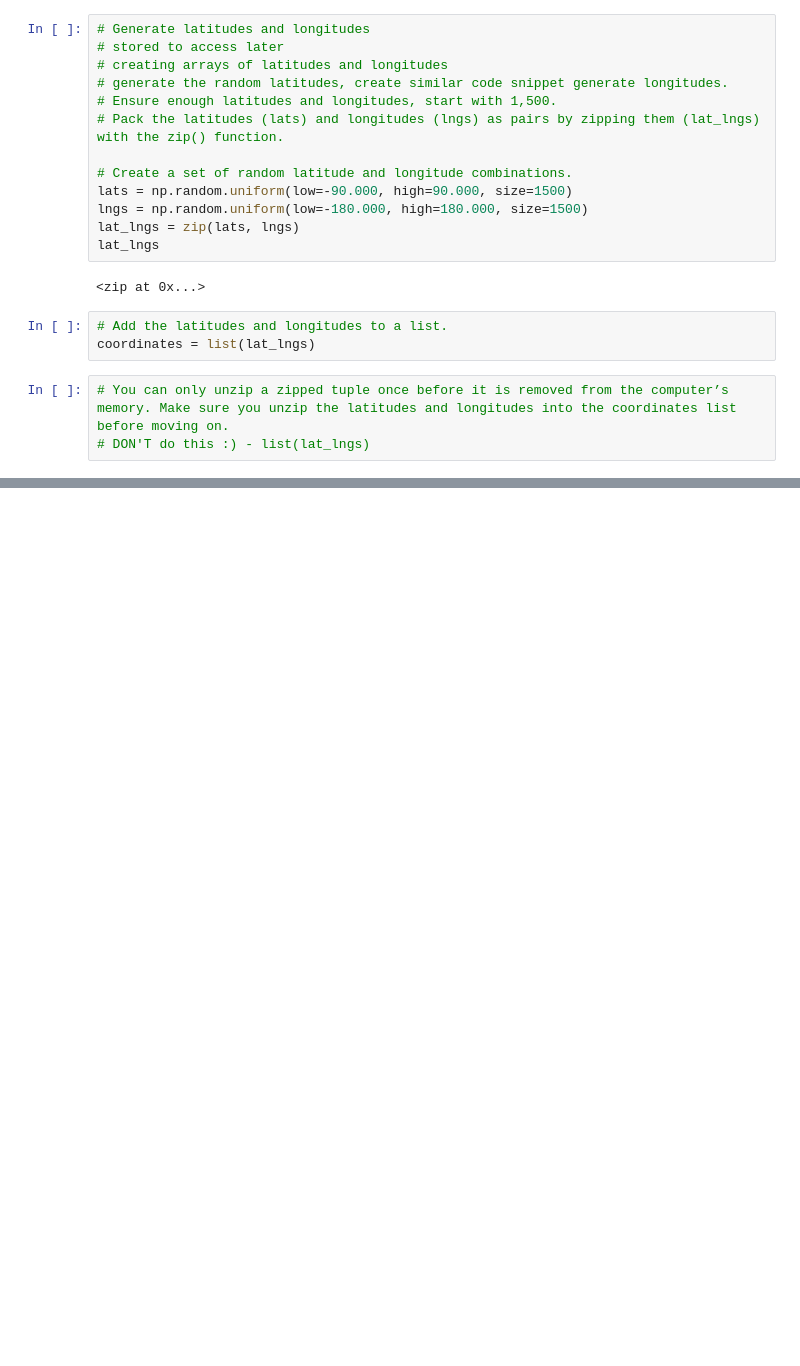
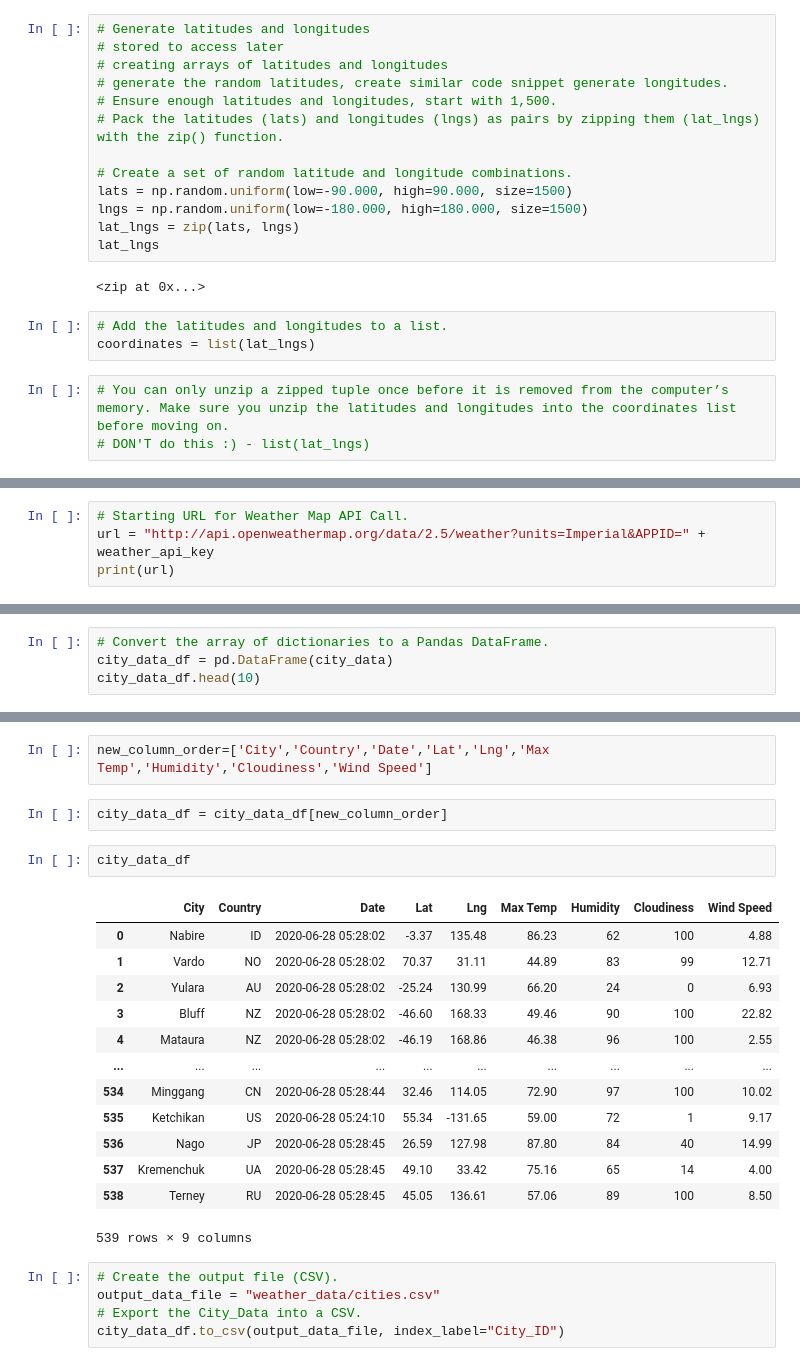
Before and after one commit to damiencorr/World_Weather_Analysis, a Jupyter notebook: WeatherPy.ipynb, the cells around one changed output, grey strips where cells are left out. Drawn from its saved outputs; the diff is of its cells as text; blank space fills up the shorter version.

```diff
--- a/WeatherPy.ipynb
+++ b/WeatherPy.ipynb
@@ -44,0 +57,4 @@ len(cities)
+# %%
+# Starting URL for Weather Map API Call.
+url = "http://api.openweathermap.org/data/2.5/weather?units=Imperial&APPID=" + weather_api_key
+print(url)
@@ -44,0 +160,4 @@ len(cities)
+# %%
+# Convert the array of dictionaries to a Pandas DataFrame.
+city_data_df = pd.DataFrame(city_data)
+city_data_df.head(10)
@@ -44,0 +176,25 @@ len(cities)
+# %%
+new_column_order=['City','Country','Date','Lat','Lng','Max Temp','Humidity','Cloudiness','Wind Speed']
+# %%
+city_data_df = city_data_df[new_column_order]
+# %%
+city_data_df
+# %% [output]
+|  | City | Country | Date | Lat | Lng | Max Temp | Humidity | Cloudiness | Wind Speed |
+| 0 | Nabire | ID | 2020-06-28 05:28:02 | -3.37 | 135.48 | 86.23 | 62 | 100 | 4.88 |
+| 1 | Vardo | NO | 2020-06-28 05:28:02 | 70.37 | 31.11 | 44.89 | 83 | 99 | 12.71 |
+| 2 | Yulara | AU | 2020-06-28 05:28:02 | -25.24 | 130.99 | 66.20 | 24 | 0 | 6.93 |
+| 3 | Bluff | NZ | 2020-06-28 05:28:02 | -46.60 | 168.33 | 49.46 | 90 | 100 | 22.82 |
+| 4 | Mataura | NZ | 2020-06-28 05:28:02 | -46.19 | 168.86 | 46.38 | 96 | 100 | 2.55 |
+| ... | ... | ... | ... | ... | ... | ... | ... | ... | ... |
+| 534 | Minggang | CN | 2020-06-28 05:28:44 | 32.46 | 114.05 | 72.90 | 97 | 100 | 10.02 |
+| 535 | Ketchikan | US | 2020-06-28 05:24:10 | 55.34 | -131.65 | 59.00 | 72 | 1 | 9.17 |
+| 536 | Nago | JP | 2020-06-28 05:28:45 | 26.59 | 127.98 | 87.80 | 84 | 40 | 14.99 |
+| 537 | Kremenchuk | UA | 2020-06-28 05:28:45 | 49.10 | 33.42 | 75.16 | 65 | 14 | 4.00 |
+| 538 | Terney | RU | 2020-06-28 05:28:45 | 45.05 | 136.61 | 57.06 | 89 | 100 | 8.50 |
+539 rows × 9 columns
+# %%
+# Create the output file (CSV).
+output_data_file = "weather_data/cities.csv"
+# Export the City_Data into a CSV.
+city_data_df.to_csv(output_data_file, index_label="City_ID")
```
Also changed, not shown: parts of 6 cells of this notebook.
